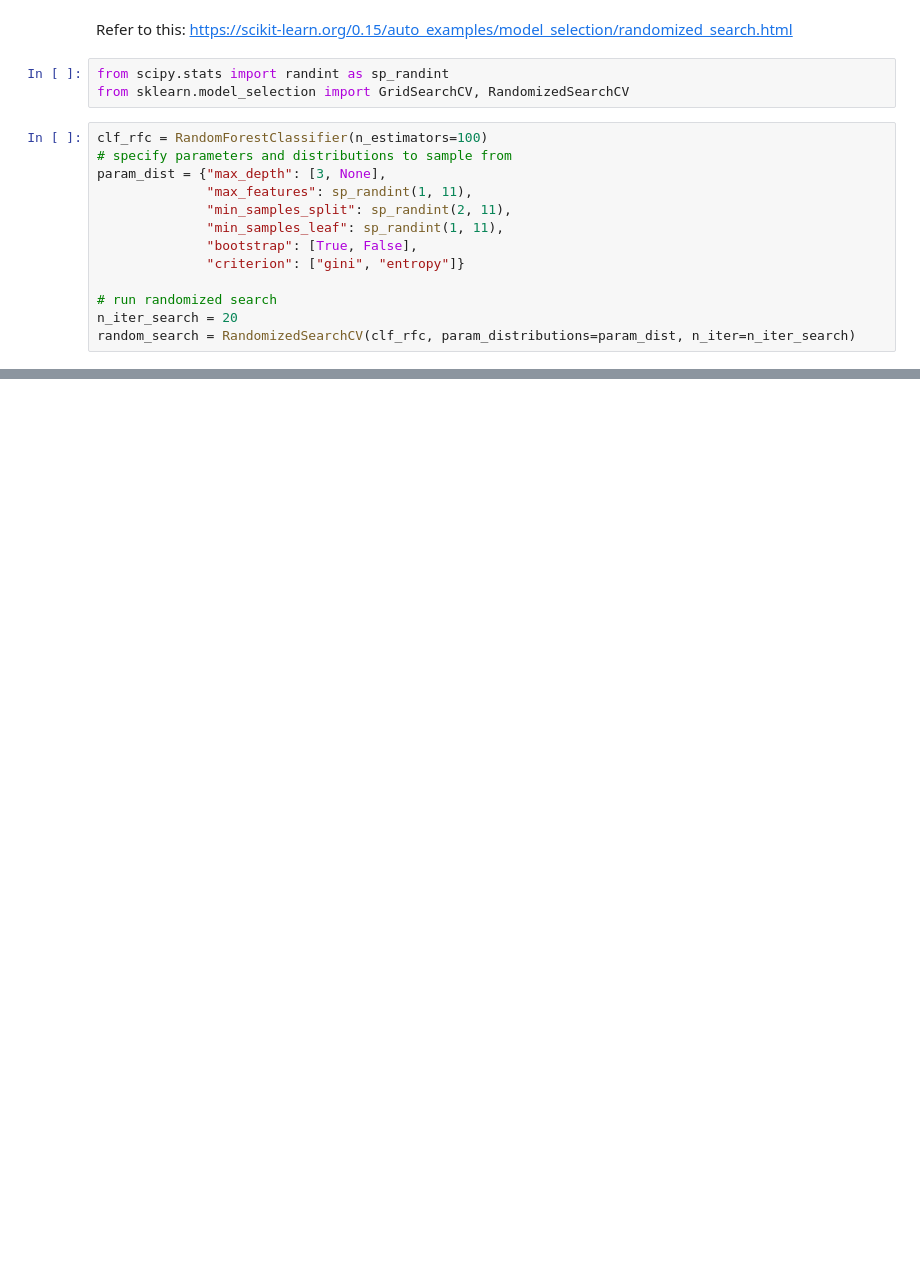
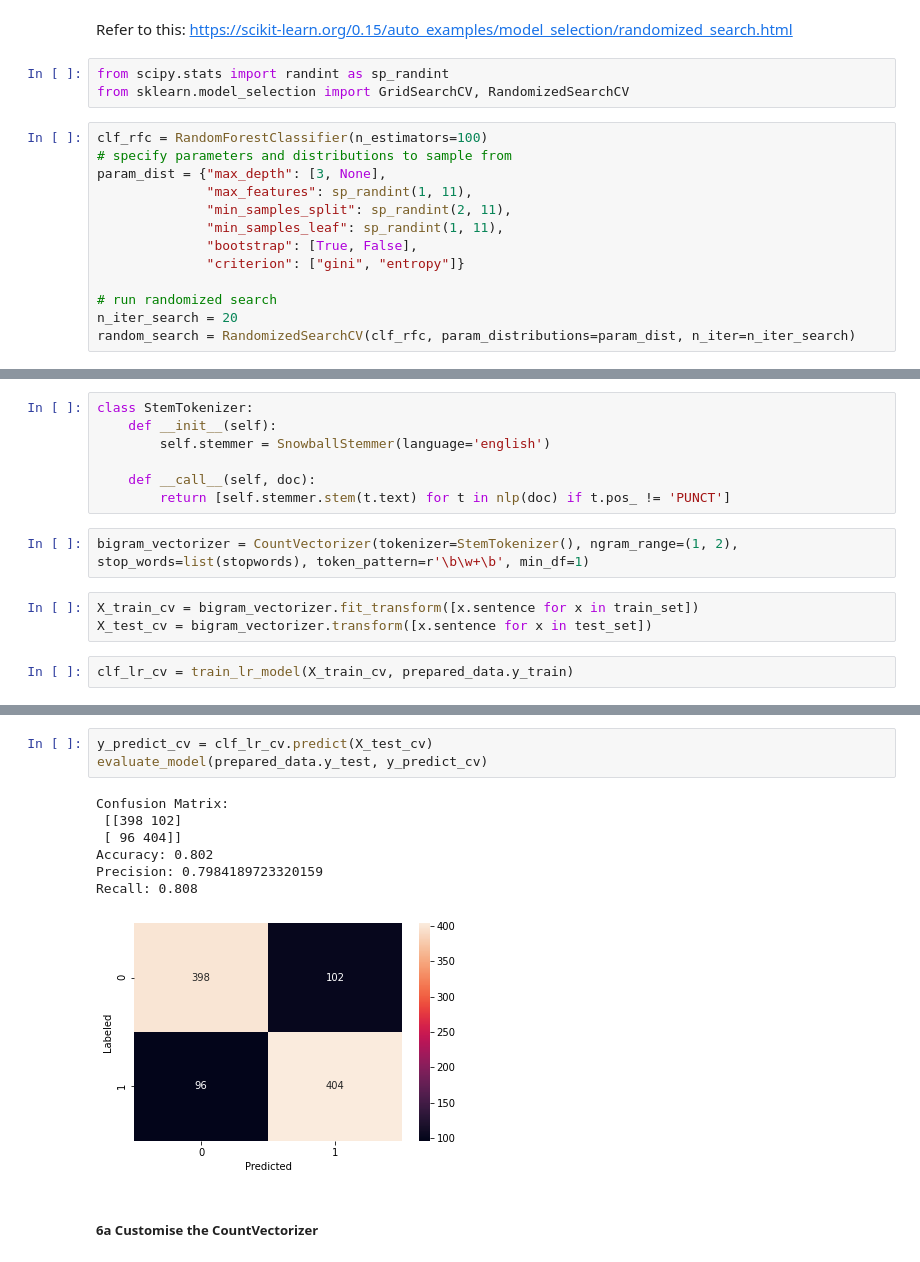
Before and after one commit to datamut/simplesentiment, a Jupyter notebook: sentiment.ipynb, the cells around one changed output, grey strips where cells are left out. Saved outputs shown, nothing was run; the diff lists cells and outputs as text; blank space fills up the shorter version.

```diff
--- a/sentiment.ipynb
+++ b/sentiment.ipynb
@@ -569,0 +586,14 @@ Recall: 0.82
+# %%
+class StemTokenizer:
+    def __init__(self):
+        self.stemmer = SnowballStemmer(language='english')
+
+    def __call__(self, doc):
+        return [self.stemmer.stem(t.text) for t in nlp(doc) if t.pos_ != 'PUNCT']
+# %%
+bigram_vectorizer = CountVectorizer(tokenizer=StemTokenizer(), ngram_range=(1, 2), stop_words=list(stopwords), token_pattern=r'\b\w+\b', min_df=1)
+# %%
+X_train_cv = bigram_vectorizer.fit_transform([x.sentence for x in train_set])
+X_test_cv = bigram_vectorizer.transform([x.sentence for x in test_set])
+# %%
+clf_lr_cv = train_lr_model(X_train_cv, prepared_data.y_train)
@@ -569,0 +621,13 @@ Recall: 0.82
+# %%
+y_predict_cv = clf_lr_cv.predict(X_test_cv)
+evaluate_model(prepared_data.y_test, y_predict_cv)
+# %% [output]
+Confusion Matrix:
+ [[398 102]
+ [ 96 404]]
+Accuracy: 0.802
+Precision: 0.7984189723320159
+Recall: 0.808
+[figure, added]
+# %% [markdown]
+##### 6a Customise the CountVectorizer
```
Also changed, not shown: parts of 41 cells of this notebook.
